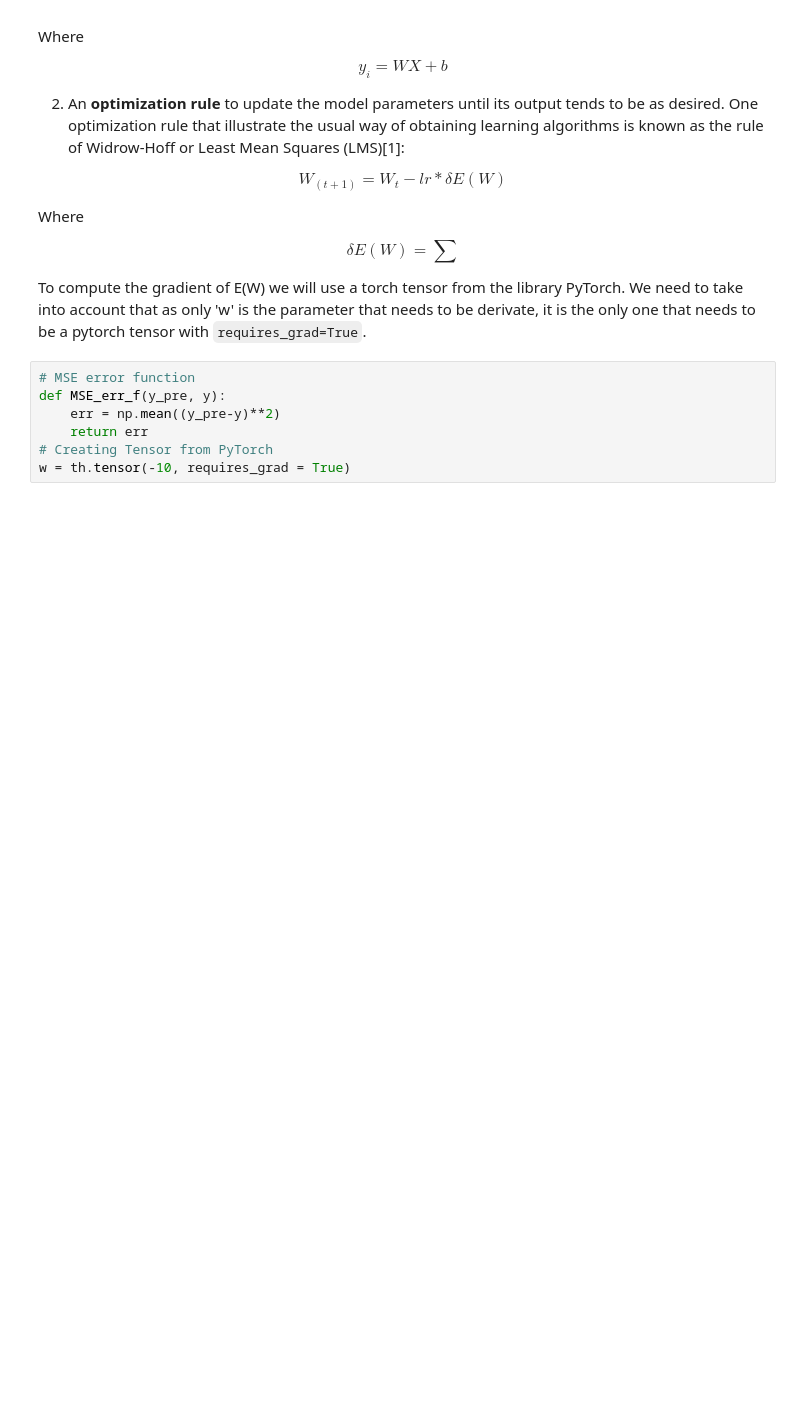
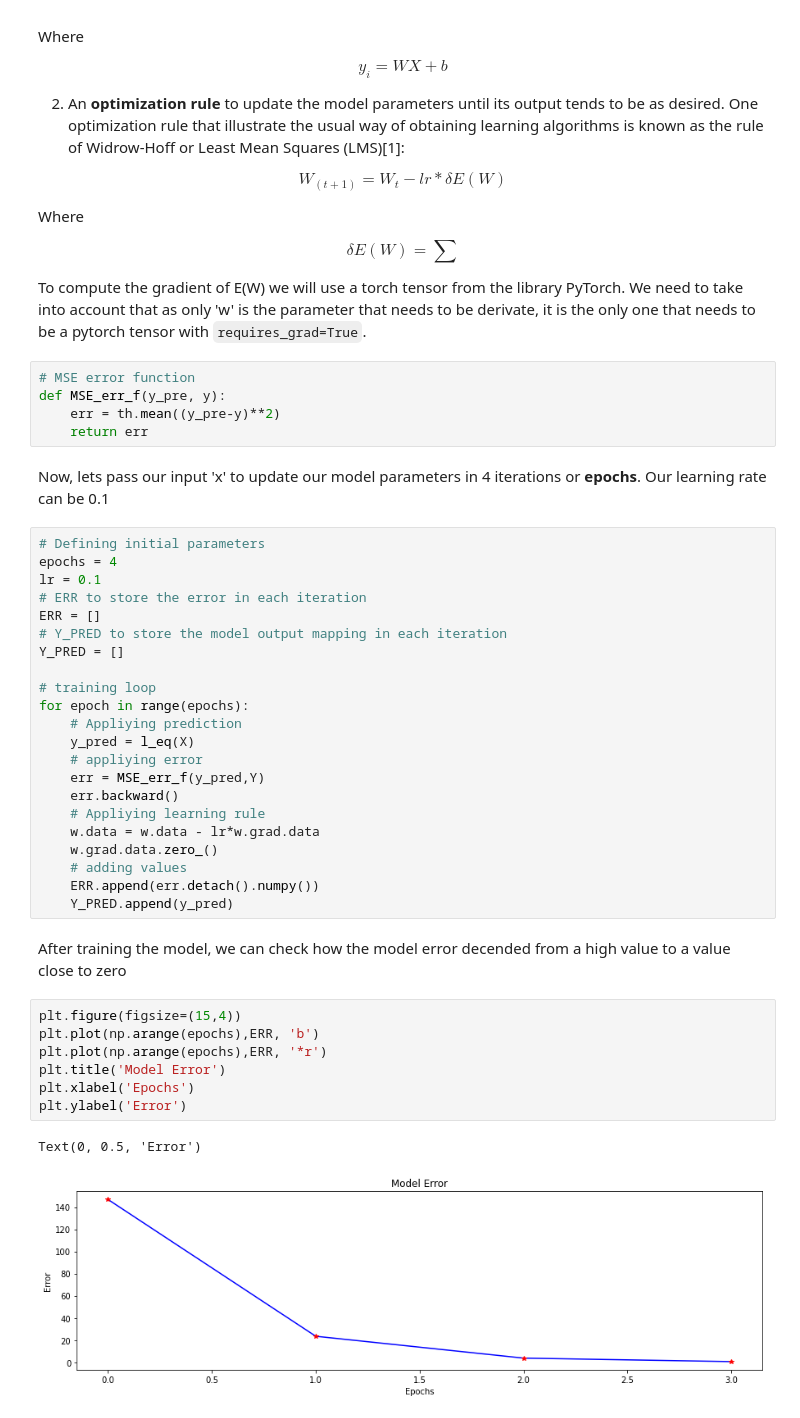
Before and after one commit to LatinAmericanProgramer/Neural-Networks-Machine-Learning-Examples, a Jupyter notebook: ML_python/Linear_Regression_v1.ipynb, the cells around one changed output. Saved outputs shown, nothing was run; the diff lists cells and outputs as text; blank space fills up the shorter version.

```diff
--- a/ML_python/Linear_Regression_v1.ipynb
+++ b/ML_python/Linear_Regression_v1.ipynb
@@ -158,7 +109,41 @@ To compute the gradient of E(W) we will use a torch tensor from the library PyTo
 # %%
 # MSE error function
 def MSE_err_f(y_pre, y):
-    err = np.mean((y_pre-y)**2)
+    err = th.mean((y_pre-y)**2)
     return err
-# Creating Tensor from PyTorch
-w = th.tensor(-10, requires_grad = True)
+# %% [markdown]
+Now, lets pass our input 'x' to update our model parameters in 4 iterations or **epochs**. Our learning rate can be 0.1
+# %%
+# Defining initial parameters
+epochs = 4
+lr = 0.1
+# ERR to store the error in each iteration
+ERR = []
+# Y_PRED to store the model output mapping in each iteration
+Y_PRED = []
+
+# training loop
+for epoch in range(epochs):
+    # Appliying prediction
+    y_pred = l_eq(X)
+    # appliying error
+    err = MSE_err_f(y_pred,Y)
+    err.backward()
+    # Appliying learning rule
+    w.data = w.data - lr*w.grad.data
+    w.grad.data.zero_()
+    # adding values
+    ERR.append(err.detach().numpy())
+    Y_PRED.append(y_pred)
+# %% [markdown]
+After training the model, we can check how the model error decended from a high value to a value close to zero
+# %%
+plt.figure(figsize=(15,4))
+plt.plot(np.arange(epochs),ERR, 'b')
+plt.plot(np.arange(epochs),ERR, '*r')
+plt.title('Model Error')
+plt.xlabel('Epochs')
+plt.ylabel('Error')
+# %% [output]
+Text(0, 0.5, 'Error')
+[figure, added]
```
Also changed, not shown: parts of 9 cells of this notebook.
